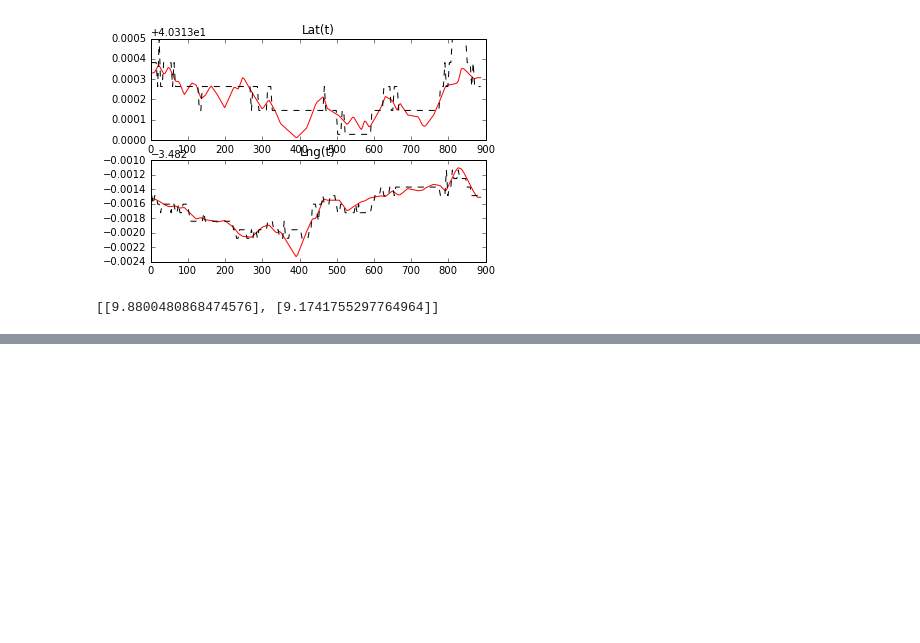
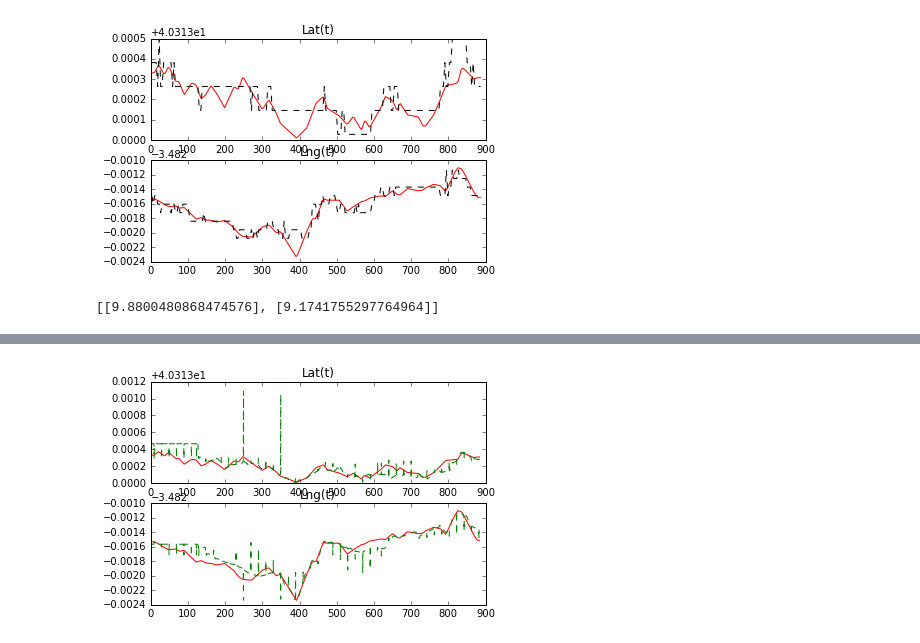
Before and after one commit to yairbeer/lis2016, a Jupyter notebook: train-heir-II.ipynb, the cells around one changed output, grey strips where cells are left out. Saved outputs shown, nothing was run; the diff lists cells and outputs as text; code cells hidden in the pictures; blank space fills up the shorter version.

```diff
--- a/train-heir-II.ipynb
+++ b/train-heir-II.ipynb
@@ -786,0 +793,14 @@ plt.show()
+# %%
+# create gps data frames
+gps = []
+for i in range(len(track)):
+    gps.append([])
+    for j in range(len(track[i])):
+        gps[-1].append(track[i][j][[1, 3, 4, 5, 6, 7, 8, 9, 10, 'POSI_floor', 'POSI_building', 'interp_lat',
+                                    'interp_lon']].iloc[track[i][j][0].values == 'GNSS'])
+        gps[-1][-1].columns = ['AppTime', 'GPS_lat', 'GPS_lon', 'GPS_alt', 'GPS_bearing', 'GPS_accuracy', 'GPS_speed',
+                                'GPS_sat_viewed', 'GPS_sat_used', 'POSI_floor', 'POSI_building', 'interp_lat',
+                                'interp_lon']
+        gps[-1][-1].index = gps[-1][-1]['AppTime'].values
+        gps[-1][-1] = gps[-1][-1].drop(['AppTime'], axis=1)
+print(gps[0][0].head())
@@ -786,0 +828,22 @@ plt.show()
+# %%
+# Create test gps routes
+test_gps = []
+for i in range(len(wifi_dummy_total)):
+    for j in range(len(wifi_dummy_total[i])):
+        if route_numbering[i][j] == test_route:
+            test_gps.append(gps[i][j])
+# %%
+route = 0
+# Plot 2D predicitions
+plt.figure(1)
+plt.subplot(211)
+plt.plot(test_gps[route].index.values, test_gps[route]['interp_lat'].values, 'r',
+         test_gps[route].index.values, test_gps[route]['GPS_lat'].values, 'g--')
+plt.title('Lat(t)')
+plt.subplot(212)
+plt.plot(test_gps[route].index.values, test_gps[route]['interp_lon'].values, 'r',
+         test_gps[route].index.values, test_gps[route]['GPS_lon'].values, 'g--')
+plt.title('Lng(t)')
+plt.show()
+# %% [output]
+[figure, added]
```
Also changed, not shown: parts of 24 cells of this notebook, 1 other file.
